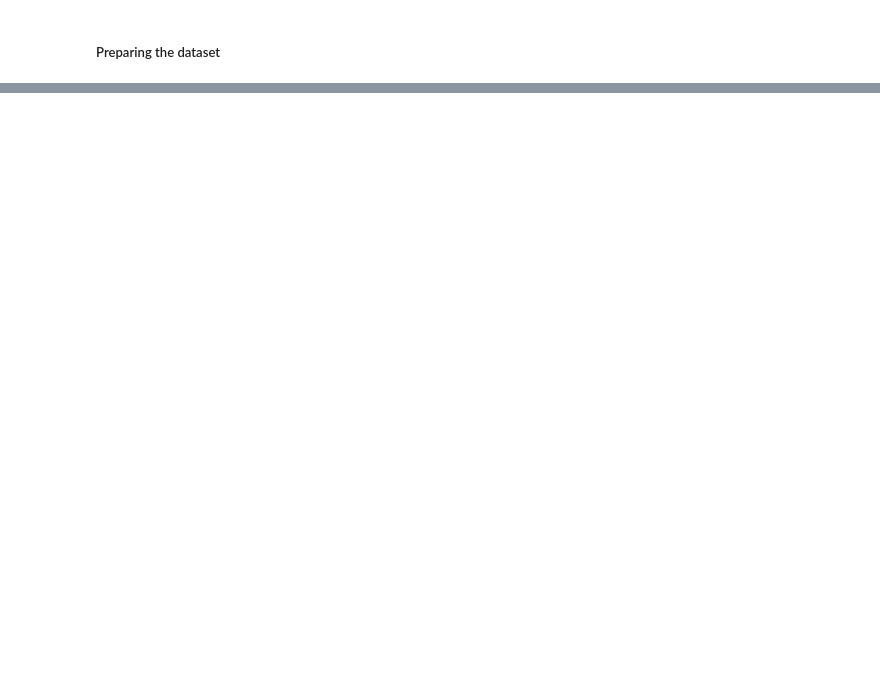
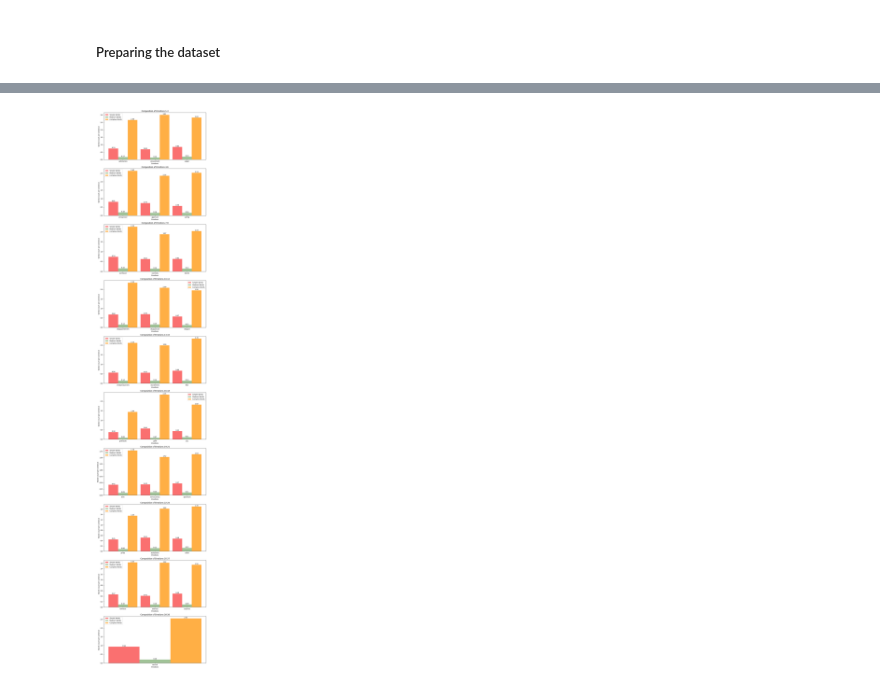
Before and after one commit to mouhebmhd/EduMotions, a Jupyter notebook: emotionsDetection.ipynb, the cells around one changed output, grey strips where cells are left out. Saved outputs shown, nothing was run; the diff lists cells and outputs as text; code cells hidden in the pictures; blank space fills up the shorter version.

Commit message:
ploting the average composition of each category's sentences

```diff
--- a/emotionsDetection.ipynb
+++ b/emotionsDetection.ipynb
@@ -514,0 +516,14 @@ print(defineSentenceComposition(sentences.iloc[29]))
+# %%
+emotionsComposition=[]
+for emotion in emotions :
+    simpleWordsCount=0
+    mediumWordsCount=0
+    complexWordsCount=0
+    for i in range(len(sentences)):
+        if(labelsList[i]==emotion):
+            simpleWordsCount+=(defineSentenceComposition(sentences.iloc[i]))["simpleWordsCount"]
+            mediumWordsCount+=(defineSentenceComposition(sentences.iloc[i]))["mediumWordsCount"]
+            complexWordsCount+=(defineSentenceComposition(sentences.iloc[i]))["complexWordsCount"]
+    emotionComposition={"emotion":emotion,"simpleWords":simpleWordsCount,"mediumWords":mediumWordsCount,"complexWords":complexWordsCount}
+    print(emotionComposition)
+    emotionsComposition.append(emotionComposition)
@@ -514,0 +589,11 @@ print(defineSentenceComposition(sentences.iloc[29]))
+# %%
+# here we will calculate the average composition of a sentence in a given emotion
+############Warning this cell has to bes executed only one time in order to prevent values to be divided twice
+for index in range(len(emotionsComposition)):
+    emotionsComposition[index]["simpleWords"]=emotionsComposition[index]["simpleWords"]/100
+    emotionsComposition[index]["mediumWords"]=emotionsComposition[index]["mediumWords"]/100
+    emotionsComposition[index]["complexWords"]=emotionsComposition[index]["complexWords"]/100
+# %%
+plot_emotion_composition(emotionsComposition)
+# %% [output]
+[figure, added]
```
Also changed, not shown: parts of 13 cells of this notebook, 5 other files.
